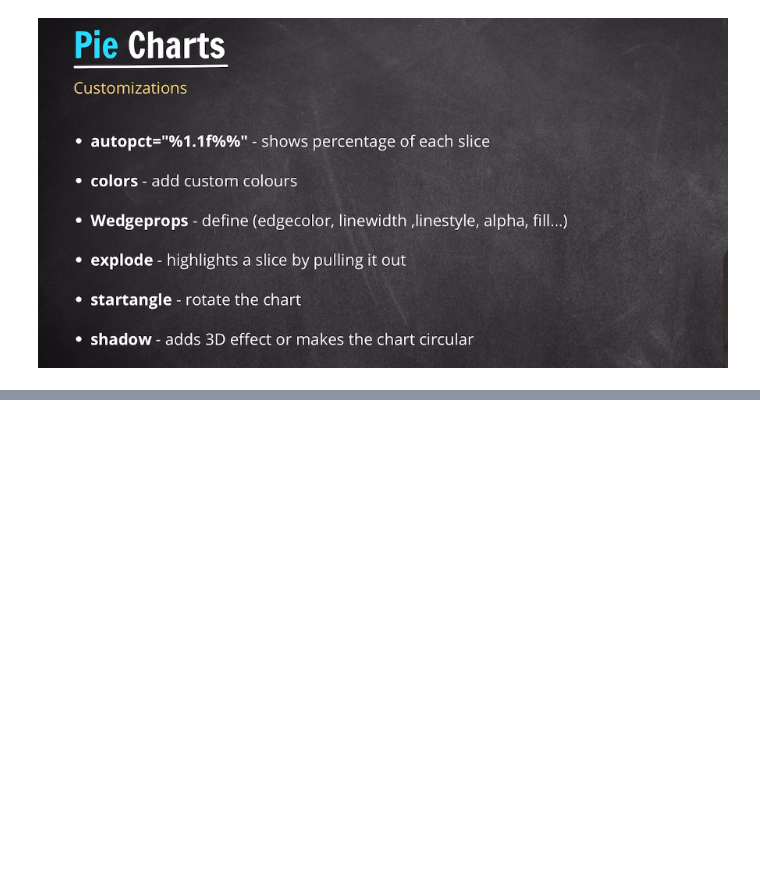
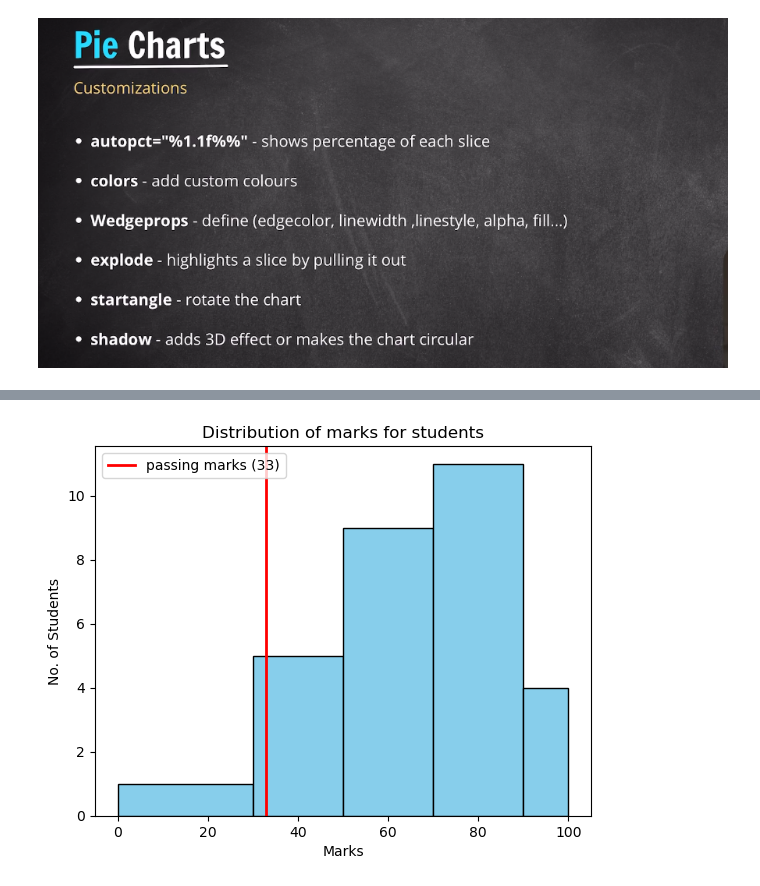
Before and after one commit to rslaanfareed/Prime_AI_ML, a Jupyter notebook: Data visualization/matplotlib.ipynb, the cells around one changed output, grey strips where cells are left out. Saved outputs shown, nothing was run; the diff lists cells and outputs as text; code cells hidden in the pictures; blank space fills up the shorter version.

```diff
--- a/Data visualization/matplotlib.ipynb
+++ b/Data visualization/matplotlib.ipynb
@@ -299,0 +321,28 @@ plt.show()
+# %%
+marks = [
+25, 38, 42, 55, 61, 67, 72, 78, 83, 88,
+91, 95, 47, 53, 59, 64, 69, 74, 79, 85,
+92, 97, 33, 45, 58, 62, 71, 76, 81, 89]
+
+bins=[0,30,50,70,90,100]
+#left value is inclusive and right value is exclusive in the bin
+# 30 will be included in the bin 30-50 but 50 will not be included
+
+plt.hist(marks,color="skyblue",edgecolor="black",bins=bins)
+
+plt.axvline(
+    x=33,
+    label="passing marks (33)",
+    color="red",
+    linewidth="2",
+    linestyle="-"
+)
+
+plt.xlabel("Marks")
+plt.ylabel("No. of Students")
+plt.title("Distribution of marks for students")
+
+plt.legend(loc="upper left")
+plt.show()
+# %% [output]
+[figure, added]
```
Also changed, not shown: parts of 11 cells of this notebook, 5 other files.
